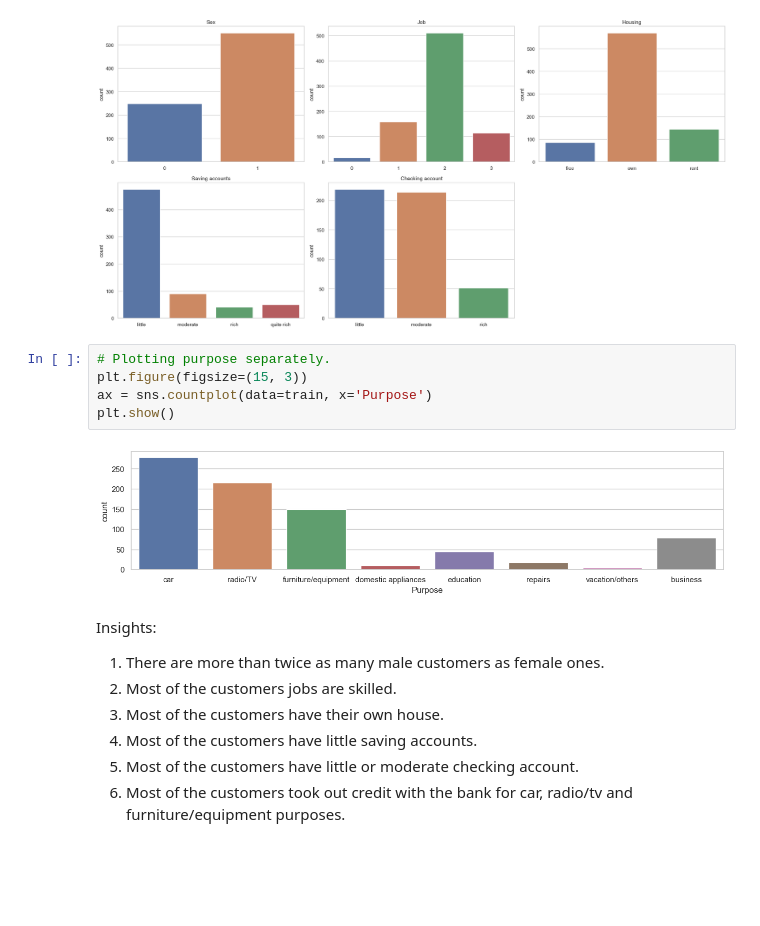
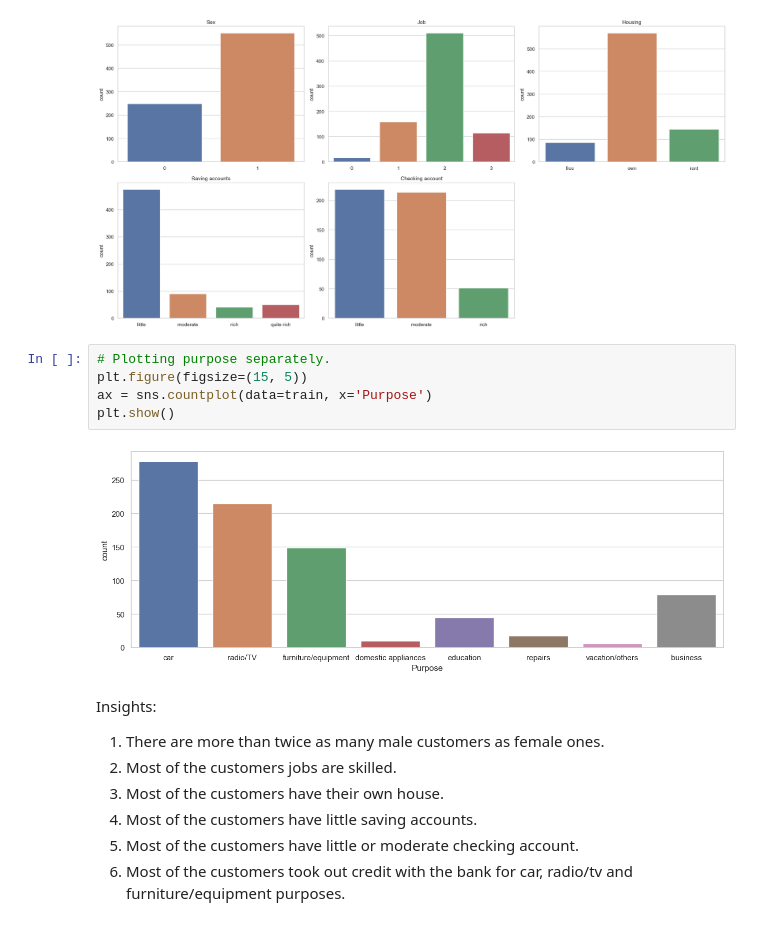
Before and after one commit to allmeidaapedro/Credit-Risk-Prediction-German-Bank, a Jupyter notebook: notebooks/1. EDA.ipynb, the cells around one changed output. Cells and saved outputs as stored; diff of their text form; blank space fills up the shorter version.

```diff
--- a/notebooks/1. EDA.ipynb
+++ b/notebooks/1. EDA.ipynb
@@ -331,11 +331,11 @@ sns_plots(data=train, features=countplot_barplot_features, countplot=True)
 [figure]
 # %%
 # Plotting purpose separately.
-plt.figure(figsize=(15, 3))
+plt.figure(figsize=(15, 5))
 ax = sns.countplot(data=train, x='Purpose')
 plt.show()
 # %% [output]
-[figure, old version]
+[figure, new version]
 # %% [markdown]
 Insights:
 1. There are more than twice as many male customers as female ones.
```
Also changed, not shown: parts of 4 cells of this notebook, 2 other files.
